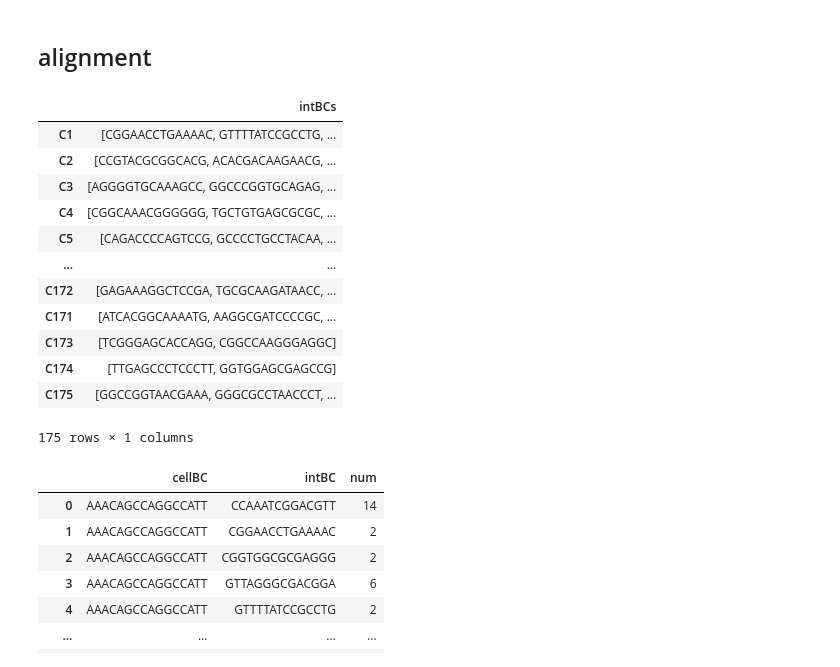
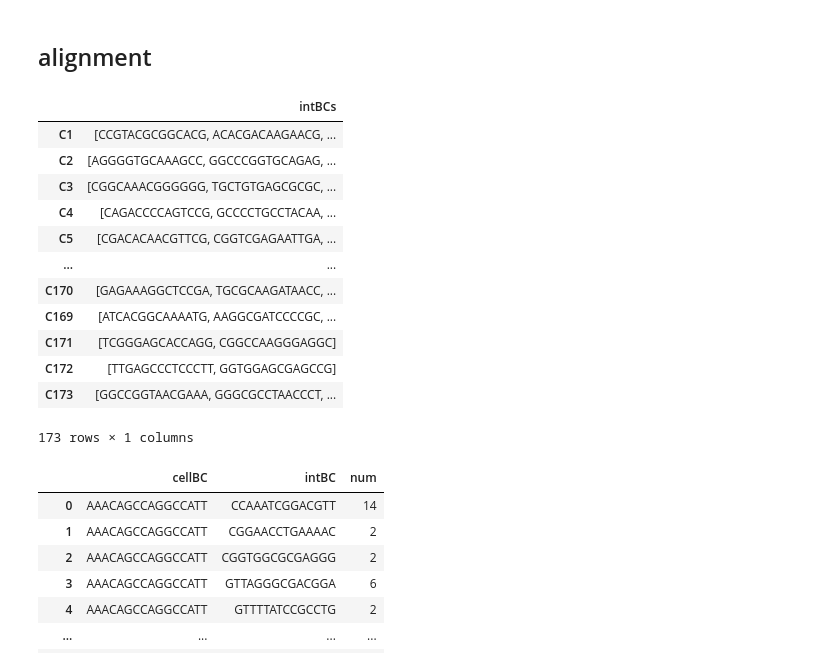
Before and after one commit to liangzhenhou/eTRACER, a Jupyter notebook: LineageTracing/scMultiome/step02_clone_detection_and_allele_table_generation.ipynb, the cells around one changed output. Cells and saved outputs as stored; diff of their text form; code cells hidden in the pictures.

```diff
--- a/LineageTracing/scMultiome/step02_clone_detection_and_allele_table_generation.ipynb
+++ b/LineageTracing/scMultiome/step02_clone_detection_and_allele_table_generation.ipynb
@@ -163,26 +209,26 @@ umi_count.to_csv('/syn1/liangzhen/jinhua_jilab_project/result/DNA_Amplicon/multi
 import pickle as pic
 import pandas as pd
 # %%
-with open('/syn1/liangzhen/jinhua_jilab_project/result/DNA_Amplicon/master_intBCs_filtered.pickle.BLEELE.new','rb')as f:
+with open('/syn1/liangzhen/jinhua_jilab_project/result/DNA_Amplicon/master_intBCs_filtered.pickle.BLEELE','rb')as f:
     master_intBCs_filtered = pic.load(f)
 
 lineageGrp_intBCs = pd.DataFrame([master_intBCs_filtered]).T
 lineageGrp_intBCs.columns = ['intBCs']
 lineageGrp_intBCs
 # %% [output]
 |  | intBCs |
-| C1 | [CGGAACCTGAAAAC, GTTTTATCCGCCTG, ... |
-| C2 | [CCGTACGCGGCACG, ACACGACAAGAACG, ... |
-| C3 | [AGGGGTGCAAAGCC, GGCCCGGTGCAGAG, ... |
-| C4 | [CGGCAAACGGGGGG, TGCTGTGAGCGCGC, ... |
-| C5 | [CAGACCCCAGTCCG, GCCCCTGCCTACAA, ... |
+| C1 | [CCGTACGCGGCACG, ACACGACAAGAACG, ... |
+| C2 | [AGGGGTGCAAAGCC, GGCCCGGTGCAGAG, ... |
+| C3 | [CGGCAAACGGGGGG, TGCTGTGAGCGCGC, ... |
+| C4 | [CAGACCCCAGTCCG, GCCCCTGCCTACAA, ... |
+| C5 | [CGACACAACGTTCG, CGGTCGAGAATTGA, ... |
 | ... | ... |
-| C172 | [GAGAAAGGCTCCGA, TGCGCAAGATAACC, ... |
-| C171 | [ATCACGGCAAAATG, AAGGCGATCCCCGC, ... |
-| C173 | [TCGGGAGCACCAGG, CGGCCAAGGGAGGC] |
-| C174 | [TTGAGCCCTCCCTT, GGTGGAGCGAGCCG] |
-| C175 | [GGCCGGTAACGAAA, GGGCGCCTAACCCT, ... |
+| C170 | [GAGAAAGGCTCCGA, TGCGCAAGATAACC, ... |
+| C169 | [ATCACGGCAAAATG, AAGGCGATCCCCGC, ... |
+| C171 | [TCGGGAGCACCAGG, CGGCCAAGGGAGGC] |
+| C172 | [TTGAGCCCTCCCTT, GGTGGAGCGAGCCG] |
+| C173 | [GGCCGGTAACGAAA, GGGCGCCTAACCCT, ... |
-175 rows × 1 columns
+173 rows × 1 columns
 # %%
 cell_intBC = pd.read_csv('/syn1/liangzhen/jinhua_jilab_project/result/DNA_Amplicon/multiome/multiome_staticBC.csv')
 cell_intBC
```
Also changed, not shown: parts of 36 cells of this notebook.
